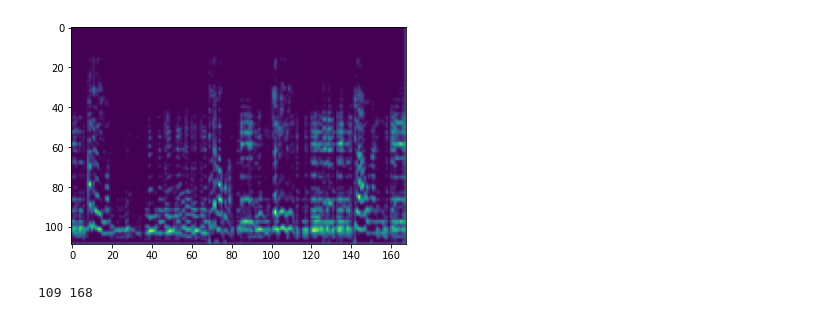
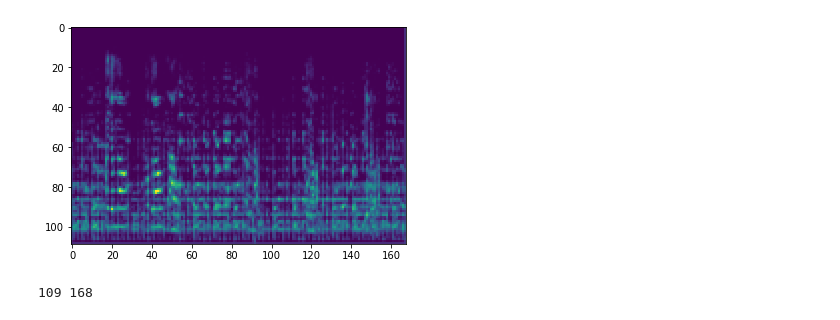
Before and after one commit to boldloop/interpretable-MR, a Jupyter notebook: occlusion_map.ipynb, the cells around one changed output. Drawn from its saved outputs; the diff is of its cells as text; code cells hidden in the pictures.

```diff
--- a/occlusion_map.ipynb
+++ b/occlusion_map.ipynb
@@ -50,8 +50,8 @@ train_labels = torch.Tensor([train_dataset[i][1] for i in range(len(train_datase
 # plt.show()
 # exit()
 
-test_data = torch.stack([test_dataset[i][0] for i in range(3,4)])
-test_labels = torch.Tensor([test_dataset[i][1] for i in range(3,4)])
+test_data = torch.stack([test_dataset[i][0] for i in range(0,100)])
+test_labels = torch.Tensor([test_dataset[i][1] for i in range(0,100)])
 
 
 # construct CNN
@@ -65,7 +65,7 @@ class ConvNet(nn.Module):
         self.conv2 = nn.Conv2d(20, 20, 5)
         self.conv3 = nn.Conv2d(20, 20, 3)
         self.conv4 = nn.Conv2d(20, 20, 3)
-        self.fc1 = nn.Linear(3960, 1000)
+        self.fc1 = nn.Linear(41760, 1000)
         self.fc2 = nn.Linear(1000, 10)
 
     def forward(self, x):
@@ -74,10 +74,10 @@ class ConvNet(nn.Module):
         x = self.pool(F.relu(self.bn(self.conv2(x))))
         res2 = x.view(x.shape[0], -1).clone()
         x = self.pool2(F.relu(self.bn(self.conv3(x))))
-        res3 = x.view(x.shape[0], -1).clone()
+        res3 = x.view(x.shape[0], -1)
         x = F.relu(self.bn(self.conv4(x)))
         x = x.view(x.shape[0], -1)
-        x = torch.cat((x, res2, res3), dim=1)
+        x = torch.cat((x, res1, res2, res3), dim=1)
         x = F.relu(self.fc1(x))
         x = self.fc2(x)
         return x
@@ -87,12 +87,12 @@ model.load_state_dict(torch.load('torch_model.pth'))
 model.eval();
 # %%
 # select one image in training dataset
-occ_img = test_data
+occ_img = test_data[0]
 fig = plt.figure(facecolor="white")
 plt.imshow(np.squeeze(test_data[0]))
 plt.show()
 # %% [output]
-[figure, old version]
+[figure, new version]
 # %%
 rows = test_data.shape[2]
 cols = test_data.shape[3]
```
Also changed, not shown: parts of 6 cells of this notebook.
